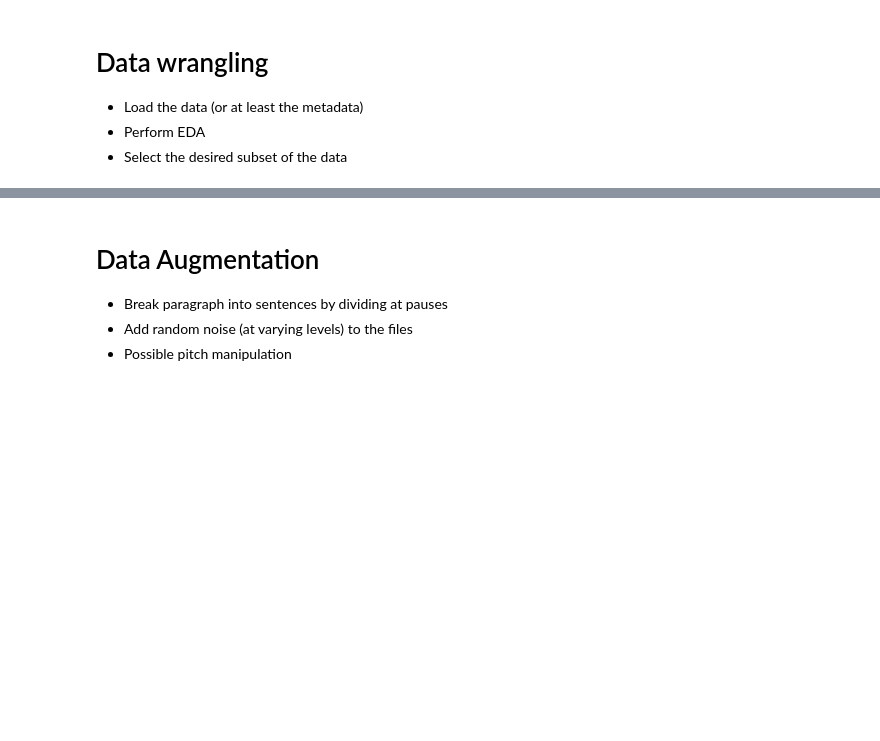
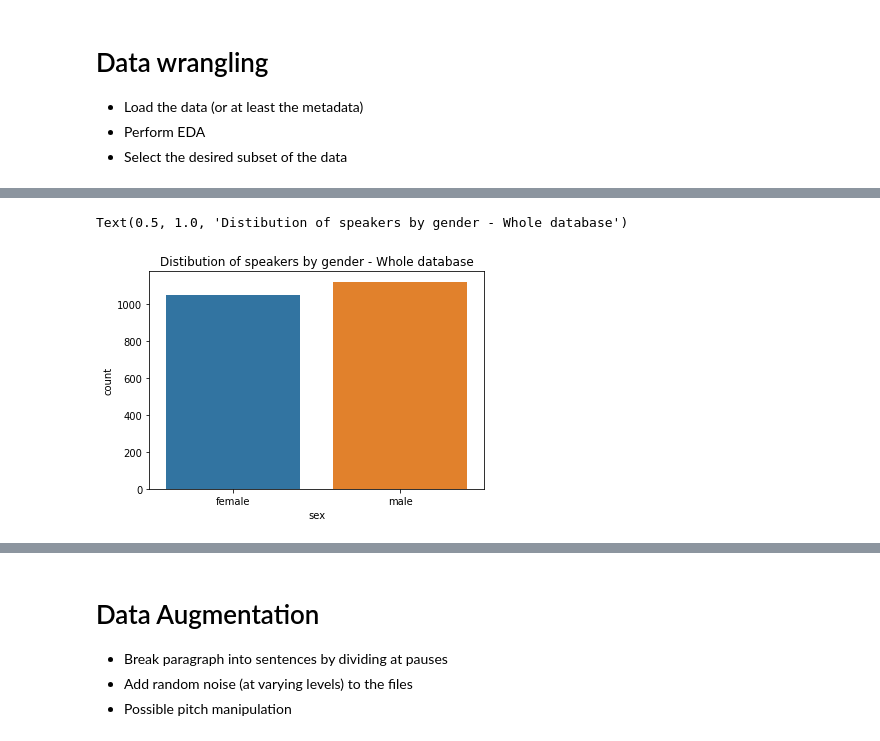
Before and after one commit to kregier/Springboard, a Jupyter notebook: LanguageClassifier.ipynb, the cells around one changed output, grey strips where cells are left out. Cells and saved outputs as stored; diff of their text form; code cells hidden in the pictures; blank space fills up the shorter version.

```diff
--- a/LanguageClassifier.ipynb
+++ b/LanguageClassifier.ipynb
@@ -26,0 +176,6 @@ model = hub.load('https://tfhub.dev/google/vggish/1')
+# %%
+sns.countplot(x='sex', data=meta)
+plt.title('Distibution of speakers by gender - Whole database')
+# %% [output]
+Text(0.5, 1.0, 'Distibution of speakers by gender - Whole database')
+[figure, added]
```
Also changed, not shown: parts of 20 cells of this notebook.
